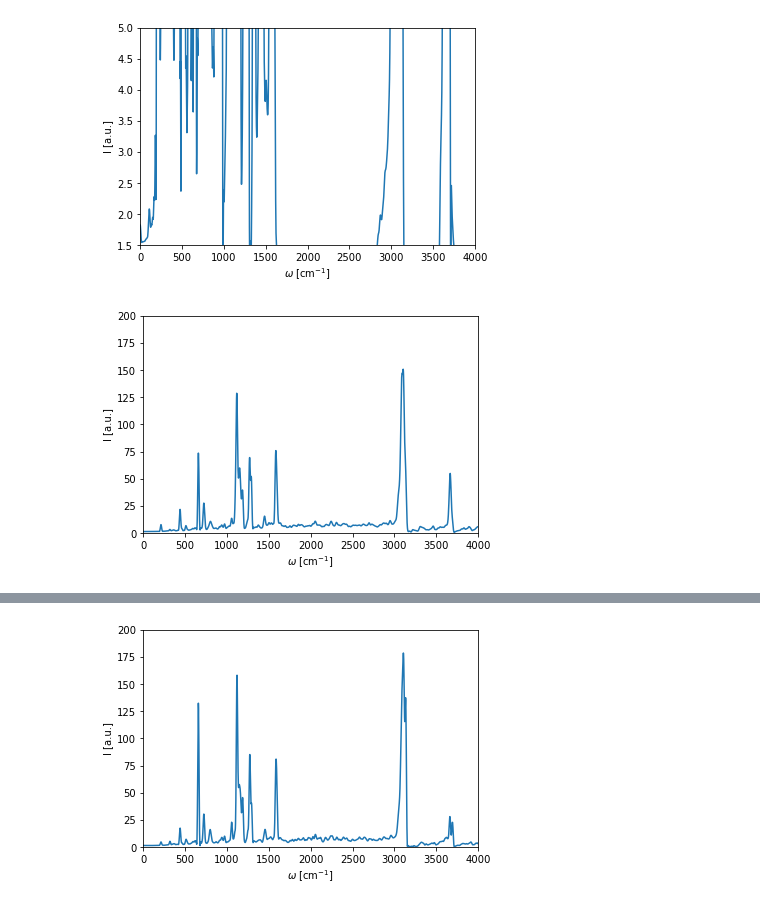
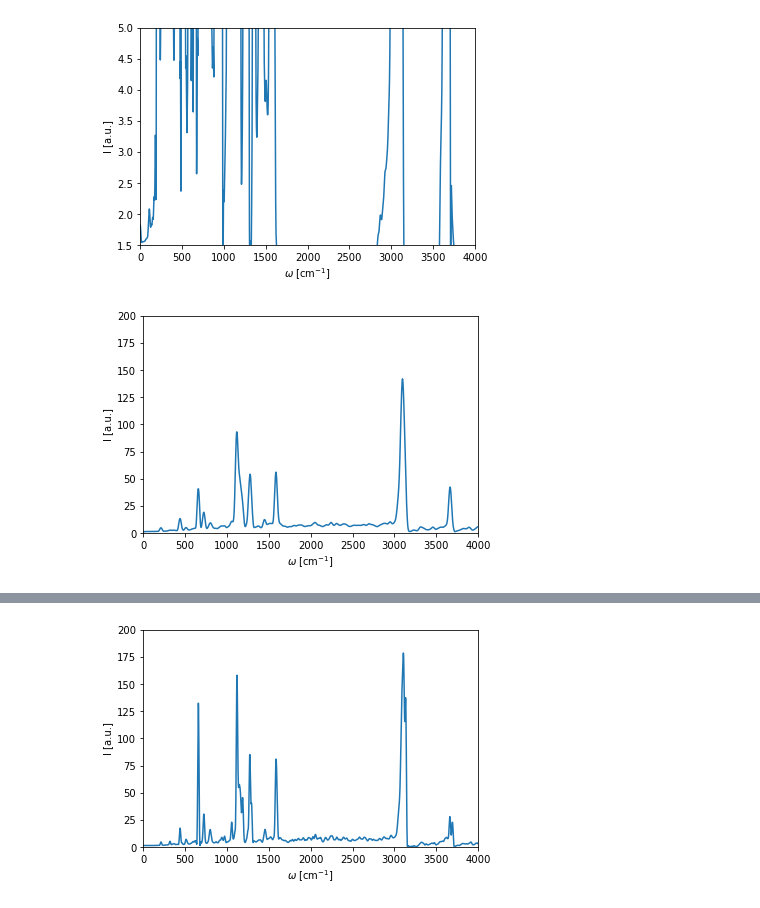
Before and after one commit to MihailBogojeski/equiv_dens_ml, a Jupyter notebook: schnetpack_md_ir_spectra_res.ipynb, the cells around one changed output, grey strips where cells are left out. Saved outputs shown, nothing was run; the diff lists cells and outputs as text; code cells hidden in the pictures.

```diff
--- a/schnetpack_md_ir_spectra_res.ipynb
+++ b/schnetpack_md_ir_spectra_res.ipynb
@@ -223,19 +226,25 @@ plt.show()
 # %%
 from schnetpack.md.utils.spectra import IRSpectrum
 
 spectrum = IRSpectrum(data, dipole_moment_handle='dipole_moment', resolution=4096)
 
 spectrum.compute_spectrum(molecule_idx=1)
 freqencies, intensities_1 = spectrum.get_spectrum()
+k_len = 20
+x_kern = np.linspace(-1, 1, k_len)
+w_1 = 1
+k_amp_1 = 1
+kernel_1 = k_amp_1*(np.exp(-(x_kern/w_1)**2)/np.sum(np.exp(-(x_kern/w_1)**2)))
+intensities_1 = np.convolve(intensities_1, kernel_1)[int(k_len/2):][:-(int(k_len/2)-1)]
 
 # Plot the spectrum
 plt.figure()
 plt.plot(freqencies, intensities_1)
 plt.xlim(0,4000)
 plt.ylim(0,200)
 plt.ylabel('I [a.u.]')
 plt.xlabel('$\omega$ [cm$^{-1}$]')
-plt.savefig('/home/mihail/Documents/Uni/PhD/equiv_dens/nat_manuscript/figures/ml_resorcinol_IR_spectrum_1.svg')
+#plt.savefig('/home/mihail/Documents/Uni/PhD/equiv_dens/nat_manuscript/figures/ml_resorcinol_IR_spectrum_1.svg')
 plt.show()
 # %% [output]
-[figure, old version]
+[figure, new version]
```
Also changed, not shown: parts of 3 cells of this notebook, 11 other files.
